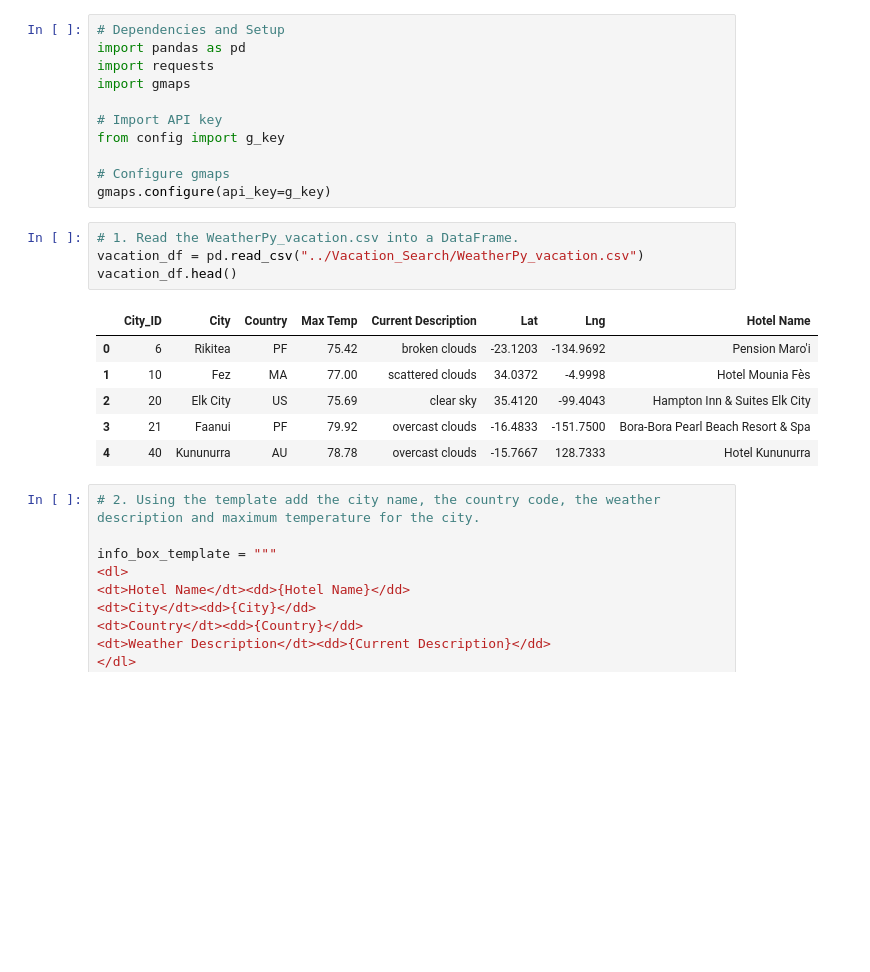
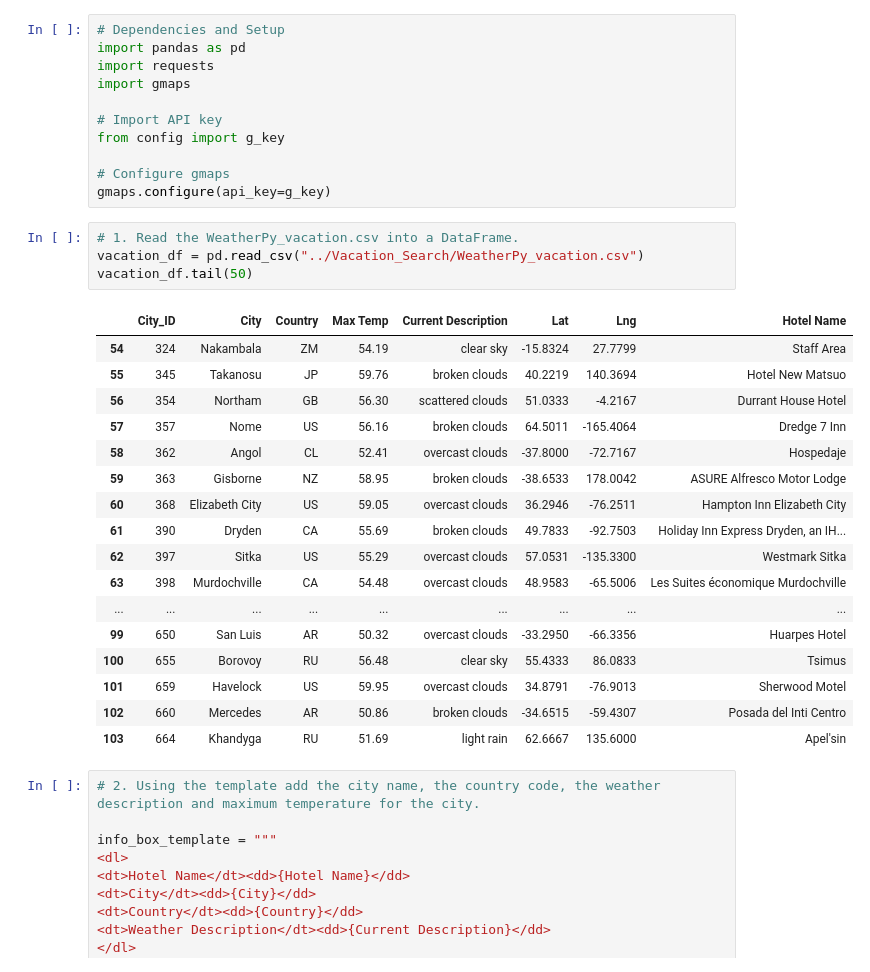
Before and after one commit to AyseH/World_Weather_Analysis, a Jupyter notebook: Vacation_Itenarary/Vacation_Itinerary.ipynb, the cells around one changed output. Saved outputs shown, nothing was run; the diff lists cells and outputs as text; blank space fills up the shorter version.

```diff
--- a/Vacation_Itenarary/Vacation_Itinerary.ipynb
+++ b/Vacation_Itenarary/Vacation_Itinerary.ipynb
@@ -14,14 +14,25 @@ gmaps.configure(api_key=g_key)
 # %%
 # 1. Read the WeatherPy_vacation.csv into a DataFrame.
 vacation_df = pd.read_csv("../Vacation_Search/WeatherPy_vacation.csv")
-vacation_df.head()
+vacation_df.tail(50)
 # %% [output]
 |  | City_ID | City | Country | Max Temp | Current Description | Lat | Lng | Hotel Name |
-| 0 | 6 | Rikitea | PF | 75.42 | broken clouds | -23.1203 | -134.9692 | Pension Maro'i |
-| 1 | 10 | Fez | MA | 77.00 | scattered clouds | 34.0372 | -4.9998 | Hotel Mounia Fès |
-| 2 | 20 | Elk City | US | 75.69 | clear sky | 35.4120 | -99.4043 | Hampton Inn & Suites Elk City |
-| 3 | 21 | Faanui | PF | 79.92 | overcast clouds | -16.4833 | -151.7500 | Bora-Bora Pearl Beach Resort & Spa |
-| 4 | 40 | Kununurra | AU | 78.78 | overcast clouds | -15.7667 | 128.7333 | Hotel Kununurra |
+| 54 | 324 | Nakambala | ZM | 54.19 | clear sky | -15.8324 | 27.7799 | Staff Area |
+| 55 | 345 | Takanosu | JP | 59.76 | broken clouds | 40.2219 | 140.3694 | Hotel New Matsuo |
+| 56 | 354 | Northam | GB | 56.30 | scattered clouds | 51.0333 | -4.2167 | Durrant House Hotel |
+| 57 | 357 | Nome | US | 56.16 | broken clouds | 64.5011 | -165.4064 | Dredge 7 Inn |
+| 58 | 362 | Angol | CL | 52.41 | overcast clouds | -37.8000 | -72.7167 | Hospedaje |
+| 59 | 363 | Gisborne | NZ | 58.95 | broken clouds | -38.6533 | 178.0042 | ASURE Alfresco Motor Lodge |
+| 60 | 368 | Elizabeth City | US | 59.05 | overcast clouds | 36.2946 | -76.2511 | Hampton Inn Elizabeth City |
+| 61 | 390 | Dryden | CA | 55.69 | broken clouds | 49.7833 | -92.7503 | Holiday Inn Express Dryden, an IH... |
+| 62 | 397 | Sitka | US | 55.29 | overcast clouds | 57.0531 | -135.3300 | Westmark Sitka |
+| 63 | 398 | Murdochville | CA | 54.48 | overcast clouds | 48.9583 | -65.5006 | Les Suites économique Murdochville |
+| ... | ... | ... | ... | ... | ... | ... | ... | ... |
+| 99 | 650 | San Luis | AR | 50.32 | overcast clouds | -33.2950 | -66.3356 | Huarpes Hotel |
+| 100 | 655 | Borovoy | RU | 56.48 | clear sky | 55.4333 | 86.0833 | Tsimus |
+| 101 | 659 | Havelock | US | 59.95 | overcast clouds | 34.8791 | -76.9013 | Sherwood Motel |
+| 102 | 660 | Mercedes | AR | 50.86 | broken clouds | -34.6515 | -59.4307 | Posada del Inti Centro |
+| 103 | 664 | Khandyga | RU | 51.69 | light rain | 62.6667 | 135.6000 | Apel'sin |
 # %%
 # 2. Using the template add the city name, the country code, the weather description and maximum temperature for the city.
 
```
Also changed, not shown: parts of 6 cells of this notebook, 7 other files.
